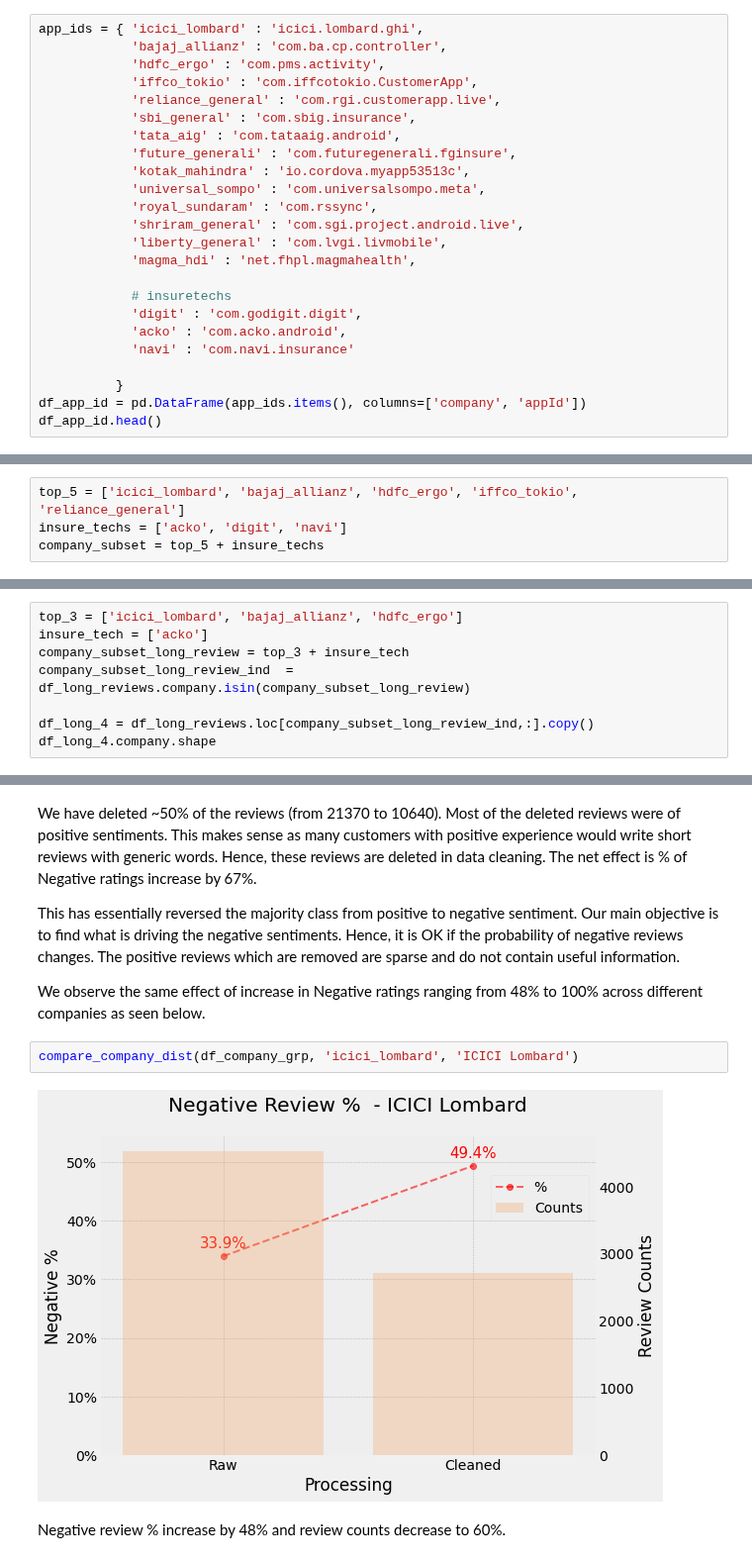
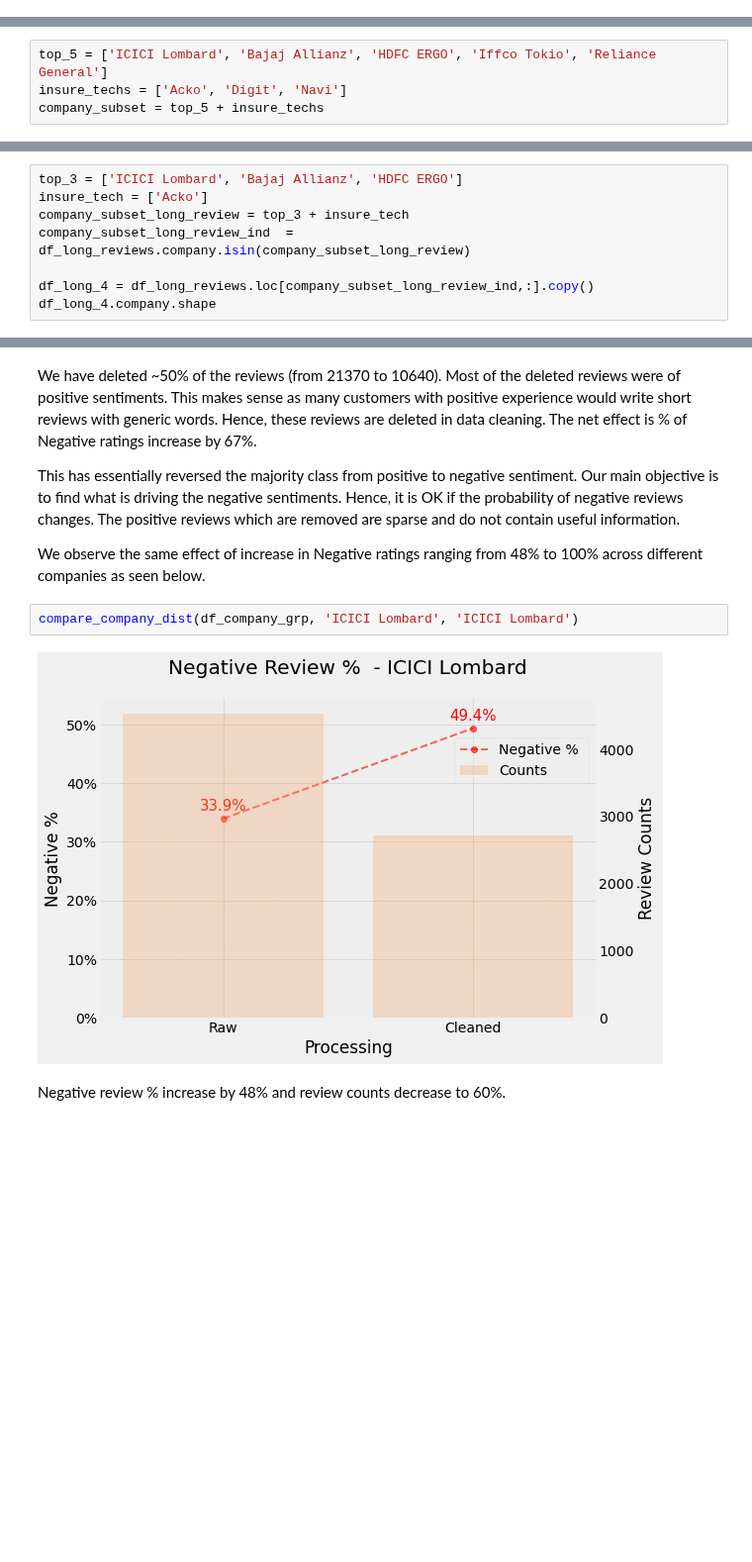
Before and after one commit to rohanML/sentiment_analysis_insurance_app_ratings, a Jupyter notebook: notebooks/01_Data_Wrangling.ipynb, the cells around one changed output, grey strips where cells are left out. Shown at 99% size. Drawn from its saved outputs; the diff is of its cells as text; blank space fills up the shorter version.

```diff
--- a/notebooks/01_Data_Wrangling.ipynb
+++ b/notebooks/01_Data_Wrangling.ipynb
@@ -172,24 +171,0 @@ df_app_id.head()
-# %%
-app_ids = { 'icici_lombard' : 'icici.lombard.ghi',
-            'bajaj_allianz' : 'com.ba.cp.controller',
-            'hdfc_ergo' : 'com.pms.activity',
-            'iffco_tokio' : 'com.iffcotokio.CustomerApp',
-            'reliance_general' : 'com.rgi.customerapp.live',
-            'sbi_general' : 'com.sbig.insurance',
-            'tata_aig' : 'com.tataaig.android',
-            'future_generali' : 'com.futuregenerali.fginsure',
-            'kotak_mahindra' : 'io.cordova.myapp53513c',
-            'universal_sompo' : 'com.universalsompo.meta',
-            'royal_sundaram' : 'com.rssync',
-            'shriram_general' : 'com.sgi.project.android.live',
-            'liberty_general' : 'com.lvgi.livmobile',
-            'magma_hdi' : 'net.fhpl.magmahealth',
-
-            # insuretechs
-            'digit' : 'com.godigit.digit',
-            'acko' : 'com.acko.android',
-            'navi' : 'com.navi.insurance'
-
-          }
-df_app_id = pd.DataFrame(app_ids.items(), columns=['company', 'appId'])
-df_app_id.head()
@@ -235,8 +204,8 @@ Name: company, dtype: int64
 For Our Analysis purpose, we will consider the __top 5 GI companies__ by Gross Premium in 2020-2021 & __3 insurtech__ companies.
 These are as below
 # %%
-top_5 = ['icici_lombard', 'bajaj_allianz', 'hdfc_ergo', 'iffco_tokio', 'reliance_general']
-insure_techs = ['acko', 'digit', 'navi']
+top_5 = ['ICICI Lombard', 'Bajaj Allianz', 'HDFC ERGO', 'Iffco Tokio', 'Reliance General']
+insure_techs = ['Acko', 'Digit', 'Navi']
 company_subset = top_5 + insure_techs
 # %%
 company_subset_ind  = df_reviews_all.company.isin(company_subset)
@@ -674,8 +643,8 @@ company_dist_long
 # %% [markdown]
 Because of lack of credible data, we will do the analysis for below 4 companies.
 # %%
-top_3 = ['icici_lombard', 'bajaj_allianz', 'hdfc_ergo']
-insure_tech = ['acko']
+top_3 = ['ICICI Lombard', 'Bajaj Allianz', 'HDFC ERGO']
+insure_tech = ['Acko']
 company_subset_long_review = top_3 + insure_tech
 company_subset_long_review_ind  = df_long_reviews.company.isin(company_subset_long_review)
 
@@ -1286,9 +1255,9 @@ This has essentially reversed the majority class from positive to negative senti
 
 We observe the same effect of increase in Negative ratings ranging from 48% to 100% across different companies as seen below.
 # %%
-compare_company_dist(df_company_grp, 'icici_lombard', 'ICICI Lombard')
+compare_company_dist(df_company_grp, 'ICICI Lombard', 'ICICI Lombard')
 # %% [output]
-[figure, old version]
+[figure, new version]
 # %% [markdown]
 Negative review % increase by 48% and review counts decrease to 60%.
 # %%
```
Also changed, not shown: parts of 36 cells of this notebook, 3 other files.
